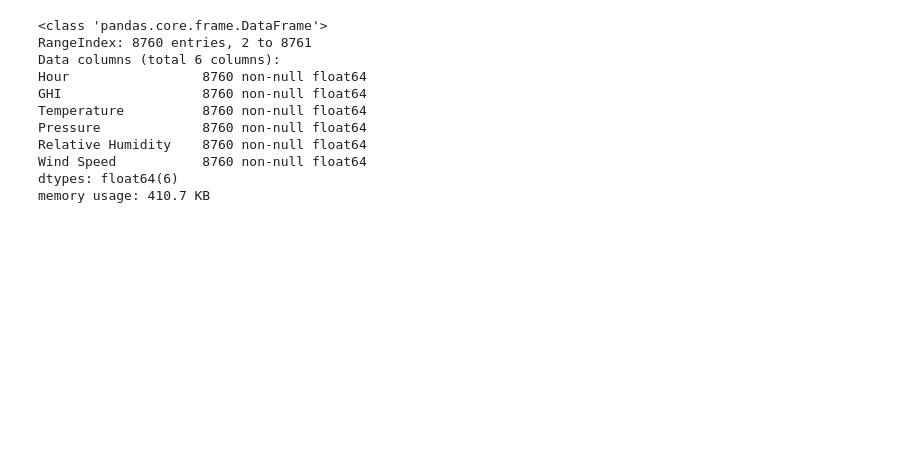
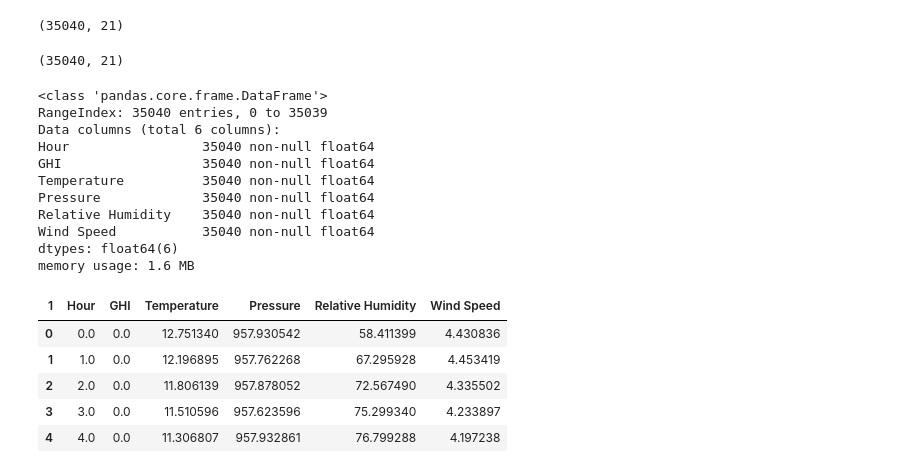
Before and after one commit to orionpax00/weather, a Jupyter notebook: src/xgboost_regression.ipynb, the cells around one changed output. Saved outputs shown, nothing was run; the diff lists cells and outputs as text; code cells hidden in the pictures; blank space fills up the shorter version.

```diff
--- a/src/xgboost_regression.ipynb
+++ b/src/xgboost_regression.ipynb
@@ -35 +52,27 @@ year_2014.head()
+# %%
+merged_df = pd.read_csv(data_folder+'/'+four_year_data_files[0])
+new_columns = merged_df.iloc[1]
+year_all = merged_df[2:]
+year_all.columns =new_columns
+merged_df = year_all.loc[:, year_all.columns.notnull()]
+
+
+for i in four_year_data_files[1:]:
+    df = pd.read_csv(data_folder+'/'+i)
+    new_columns = df.iloc[1]
+    year_all = df[2:]
+    year_all.columns =new_columns
+    df = year_all.loc[:, year_all.columns.notnull()]
+
+    merged_df = pd.concat([merged_df,df],ignore_index=True)
+
+print(merged_df.shape)
+# %% [output]
+(35040, 21)
+# %%
+year_2014 = merged_df
+year_2014.head()
+year_2014.shape
+# %% [output]
+(35040, 21)
 # %%
@@ -46,18 +80,29 @@ year = year.drop(columns=['Year','Month','Day','Minute','DHI','DNI','Clearsky DH
 # %%
-year = year.astype('float64')
+year.to_csv('../merged_data.csv',index=False, sep=',', encoding='utf-8')
+year.head()
+year = year.replace('-',0).astype('float64')
 year.info()
 # %% [output]
 <class 'pandas.core.frame.DataFrame'>
-RangeIndex: 8760 entries, 2 to 8761
+RangeIndex: 35040 entries, 0 to 35039
 Data columns (total 6 columns):
-Hour                 8760 non-null float64
-GHI                  8760 non-null float64
-Temperature          8760 non-null float64
-Pressure             8760 non-null float64
-Relative Humidity    8760 non-null float64
-Wind Speed           8760 non-null float64
+Hour                 35040 non-null float64
+GHI                  35040 non-null float64
+Temperature          35040 non-null float64
+Pressure             35040 non-null float64
+Relative Humidity    35040 non-null float64
+Wind Speed           35040 non-null float64
 dtypes: float64(6)
-memory usage: 410.7 KB
+memory usage: 1.6 MB
+# %%
+year.head()
+# %% [output]
+| 1 | Hour | GHI | Temperature | Pressure | Relative Humidity | Wind Speed |
+| 0 | 0.0 | 0.0 | 12.751340 | 957.930542 | 58.411399 | 4.430836 |
+| 1 | 1.0 | 0.0 | 12.196895 | 957.762268 | 67.295928 | 4.453419 |
+| 2 | 2.0 | 0.0 | 11.806139 | 957.878052 | 72.567490 | 4.335502 |
+| 3 | 3.0 | 0.0 | 11.510596 | 957.623596 | 75.299340 | 4.233897 |
+| 4 | 4.0 | 0.0 | 11.306807 | 957.932861 | 76.799288 | 4.197238 |
 # %%
 X = year.drop(columns=['GHI'])
 Y = year.pop('GHI')
```
Also changed, not shown: parts of 28 cells of this notebook, 7 other files.
